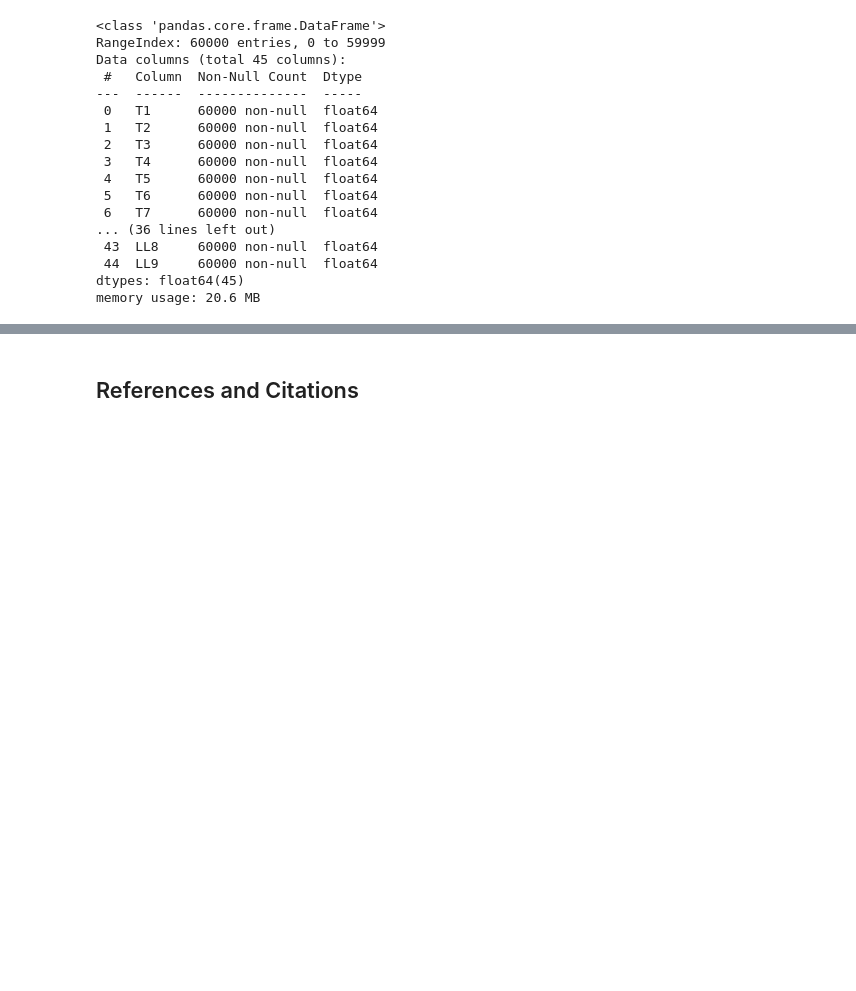
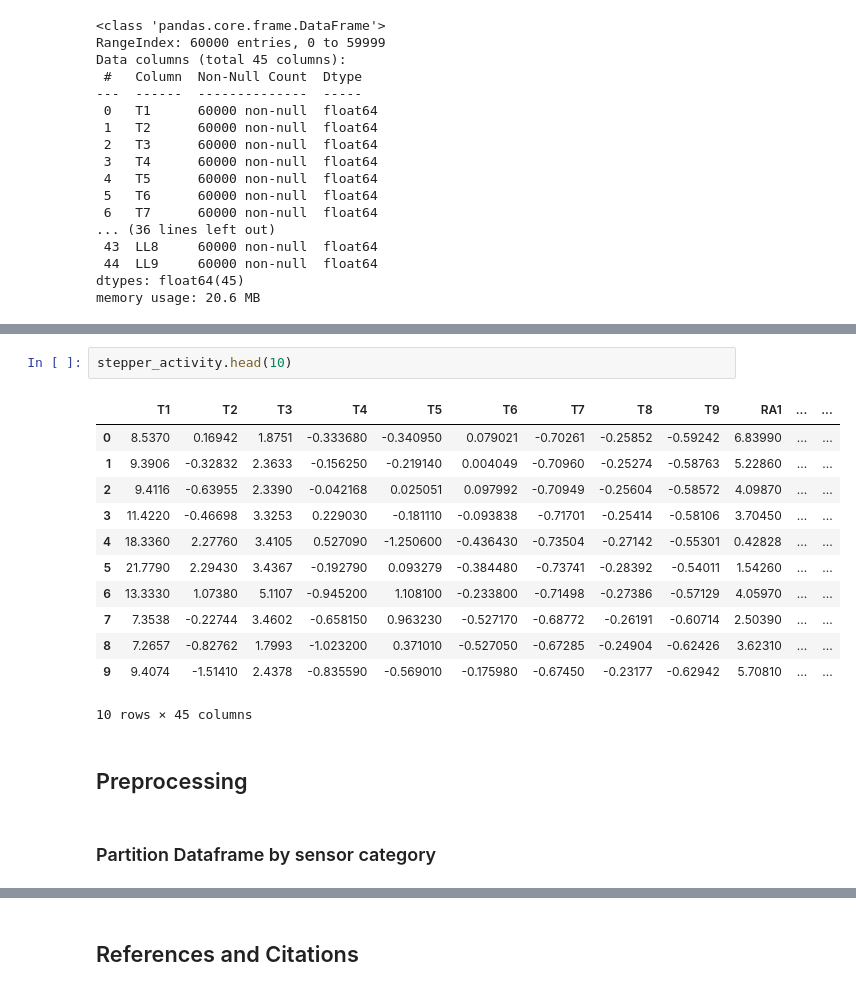
Before and after one commit to mwalbers1/DSC-609-Summer-2022, a Jupyter notebook: module-7-pca.ipynb, the cells around one changed output, grey strips where cells are left out. Cells and saved outputs as stored; diff of their text form; blank space fills up the shorter version.

```diff
--- a/module-7-pca.ipynb
+++ b/module-7-pca.ipynb
@@ -39,0 +75,19 @@ memory usage: 20.6 MB
+# %%
+stepper_activity.head(10)
+# %% [output]
+|  | T1 | T2 | T3 | T4 | T5 | T6 | T7 | T8 | T9 | RA1 | ... | ... |
+| 0 | 8.5370 | 0.16942 | 1.8751 | -0.333680 | -0.340950 | 0.079021 | -0.70261 | -0.25852 | -0.59242 | 6.83990 | ... | ... |
+| 1 | 9.3906 | -0.32832 | 2.3633 | -0.156250 | -0.219140 | 0.004049 | -0.70960 | -0.25274 | -0.58763 | 5.22860 | ... | ... |
+| 2 | 9.4116 | -0.63955 | 2.3390 | -0.042168 | 0.025051 | 0.097992 | -0.70949 | -0.25604 | -0.58572 | 4.09870 | ... | ... |
+| 3 | 11.4220 | -0.46698 | 3.3253 | 0.229030 | -0.181110 | -0.093838 | -0.71701 | -0.25414 | -0.58106 | 3.70450 | ... | ... |
+| 4 | 18.3360 | 2.27760 | 3.4105 | 0.527090 | -1.250600 | -0.436430 | -0.73504 | -0.27142 | -0.55301 | 0.42828 | ... | ... |
+| 5 | 21.7790 | 2.29430 | 3.4367 | -0.192790 | 0.093279 | -0.384480 | -0.73741 | -0.28392 | -0.54011 | 1.54260 | ... | ... |
+| 6 | 13.3330 | 1.07380 | 5.1107 | -0.945200 | 1.108100 | -0.233800 | -0.71498 | -0.27386 | -0.57129 | 4.05970 | ... | ... |
+| 7 | 7.3538 | -0.22744 | 3.4602 | -0.658150 | 0.963230 | -0.527170 | -0.68772 | -0.26191 | -0.60714 | 2.50390 | ... | ... |
+| 8 | 7.2657 | -0.82762 | 1.7993 | -1.023200 | 0.371010 | -0.527050 | -0.67285 | -0.24904 | -0.62426 | 3.62310 | ... | ... |
+| 9 | 9.4074 | -1.51410 | 2.4378 | -0.835590 | -0.569010 | -0.175980 | -0.67450 | -0.23177 | -0.62942 | 5.70810 | ... | ... |
+10 rows × 45 columns
+# %% [markdown]
+## Preprocessing
+# %% [markdown]
+### Partition Dataframe by sensor category
```
Also changed, not shown: parts of 40 cells of this notebook.
